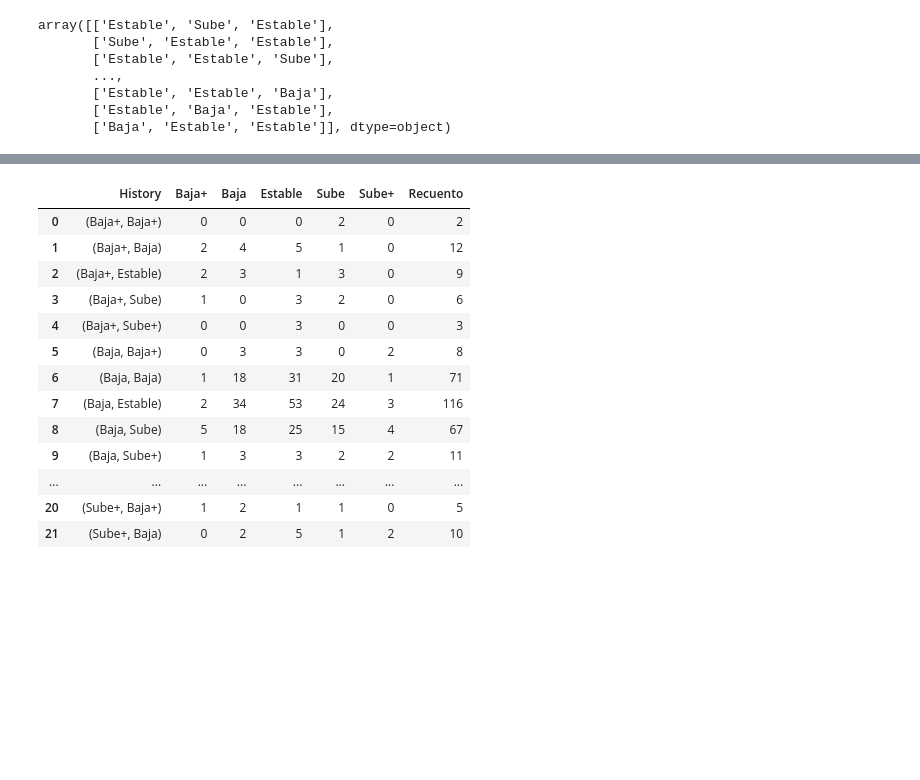
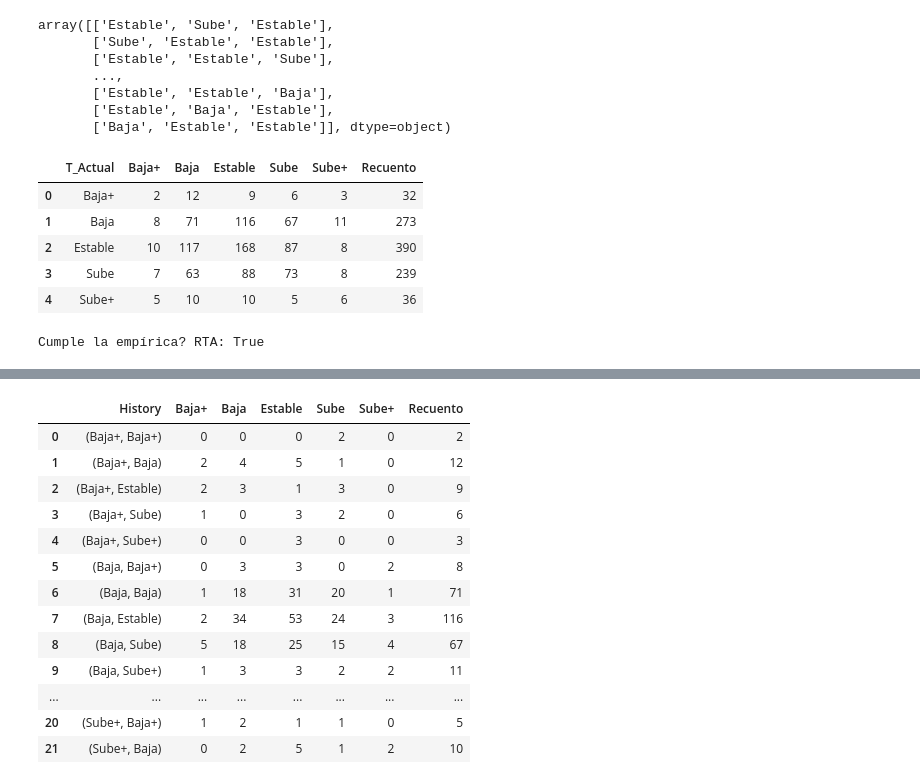
Before and after one commit to JuanJoseCifuentes/inv-de-operaciones, a Jupyter notebook: Primer Corte/bancolombia_markoviana.ipynb, the cells around one changed output, grey strips where cells are left out. Drawn from its saved outputs; the diff is of its cells as text; code cells hidden in the pictures; blank space fills up the shorter version.

```diff
--- a/Primer Corte/bancolombia_markoviana.ipynb
+++ b/Primer Corte/bancolombia_markoviana.ipynb
@@ -72,3 +158,22 @@ for percentage in df_bancolombia['Change%']:
     else:
         new_col.append('Baja+')
 df_bancolombia.insert(2, 'Estado', new_col, True)
+# %%
+#5 estados, por desviacion general - RECHAZADA
+new_col = []
+l = 20
+data = df_bancolombia['Change%']
+desviacion = np.std(data)
+
+for i, percentage in enumerate(data):
+    if percentage > (2 * desviacion):
+        new_col.append('Sube+')
+    elif percentage > (desviacion/2):
+        new_col.append('Sube')
+    elif percentage > -(desviacion/2):
+        new_col.append('Estable')
+    elif percentage > -(2 * desviacion):
+        new_col.append('Baja')
+    else:
+        new_col.append('Baja+')
+#df_bancolombia.insert(2, 'Estado', new_col, True)
@@ -88,6 +221,13 @@ df_bancolombia
 | 970 | 01/03/2020 | 44,300.0 | Estable | -0.18 |
 | 971 | 01/02/2020 | 44,380.0 | Estable | 0.86 |
 972 rows × 4 columns
+# %%
+#estados_posibles = ['B4','B3','B2','B1','S1','S2','S3','S4']
+#estados_posibles = ['B3','B2','B1','S1','S2','S3']
+estados_posibles = ['Baja+','Baja','Estable','Sube','Sube+']
+
+total_cols = len(estados_posibles)
+total_rows = total_cols*total_cols
 # %%
 estados = np.array(df_bancolombia['Estado'])
 
@@ -110,3 +250,39 @@ array([['Estable', 'Sube', 'Estable'],
        ['Estable', 'Estable', 'Baja'],
        ['Estable', 'Baja', 'Estable'],
        ['Baja', 'Estable', 'Estable']], dtype=object)
+# %%
+expected_freq = [[0] * (total_cols + 1) for i in range(total_cols)]
+
+for i in range(len(markovian_table)):
+    actual = markovian_table[i][1]
+    row_index = estados_posibles.index(actual)
+    col_index = estados_posibles.index(markovian_table[i][2])
+
+    expected_freq[row_index][col_index] += 1
+    expected_freq[row_index][total_cols] += 1
+
+cols = estados_posibles.copy()
+cols.append('Recuento')
+expected_freq_df = pd.DataFrame(expected_freq, columns=cols)
+cols.pop(-1)
+expected_freq_df.insert(0, 'T_Actual', cols)
+expected_freq_df
+# %% [output]
+|  | T_Actual | Baja+ | Baja | Estable | Sube | Sube+ | Recuento |
+| 0 | Baja+ | 2 | 12 | 9 | 6 | 3 | 32 |
+| 1 | Baja | 8 | 71 | 116 | 67 | 11 | 273 |
+| 2 | Estable | 10 | 117 | 168 | 87 | 8 | 390 |
+| 3 | Sube | 7 | 63 | 88 | 73 | 8 | 239 |
+| 4 | Sube+ | 5 | 10 | 10 | 5 | 6 | 36 |
+# %%
+invalid_counter = 0
+
+for i in range(total_cols):
+    for j in range(1,total_cols + 1):
+        if expected_freq_df.iat[i, j] < 5:
+            invalid_counter += 1
+
+cumple_empirica = invalid_counter < 0.25 * (total_cols ** 2)
+print(f'Cumple la empírica? RTA: {cumple_empirica}')
+# %% [output]
+Cumple la empírica? RTA: True
```
Also changed, not shown: parts of 27 cells of this notebook.
